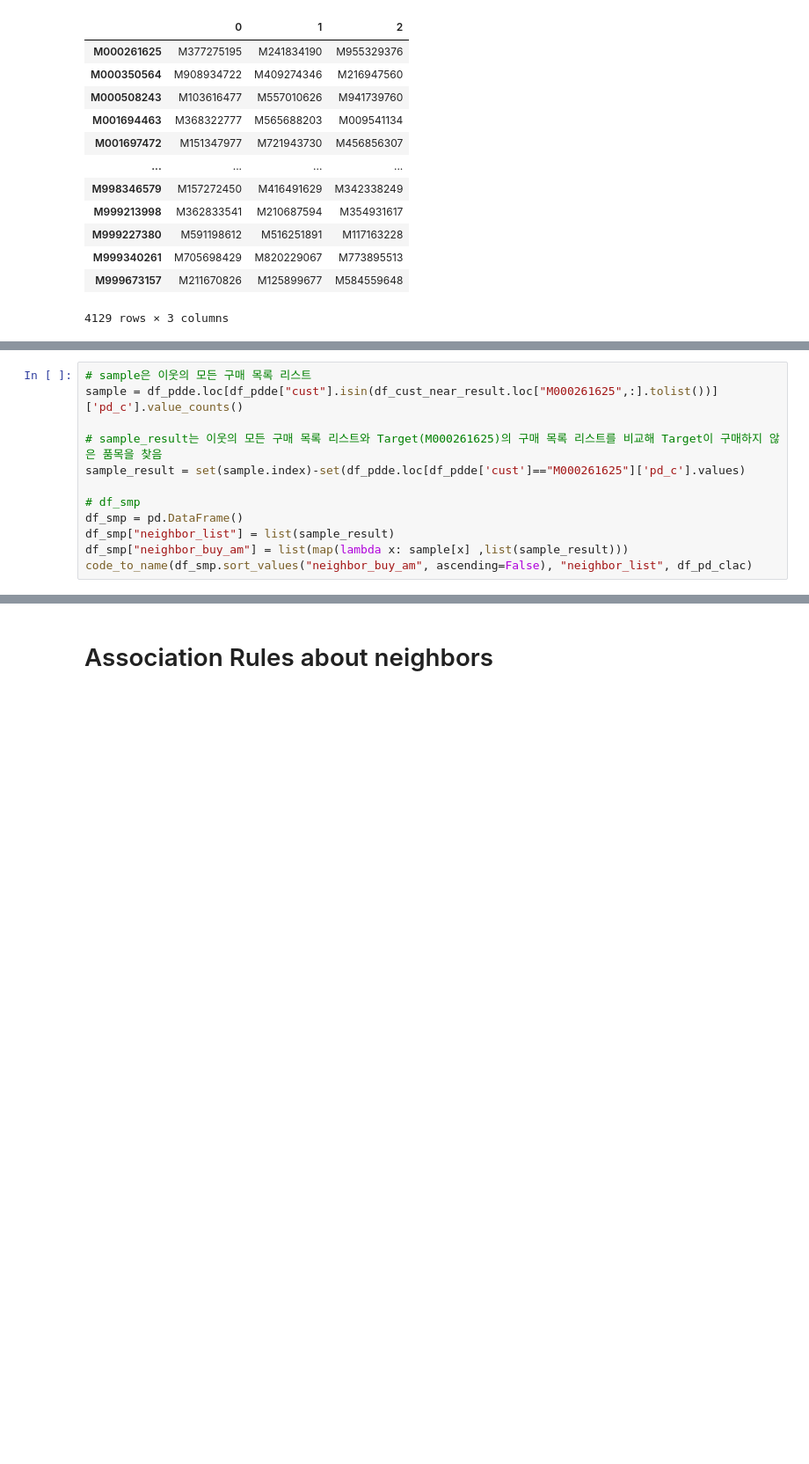
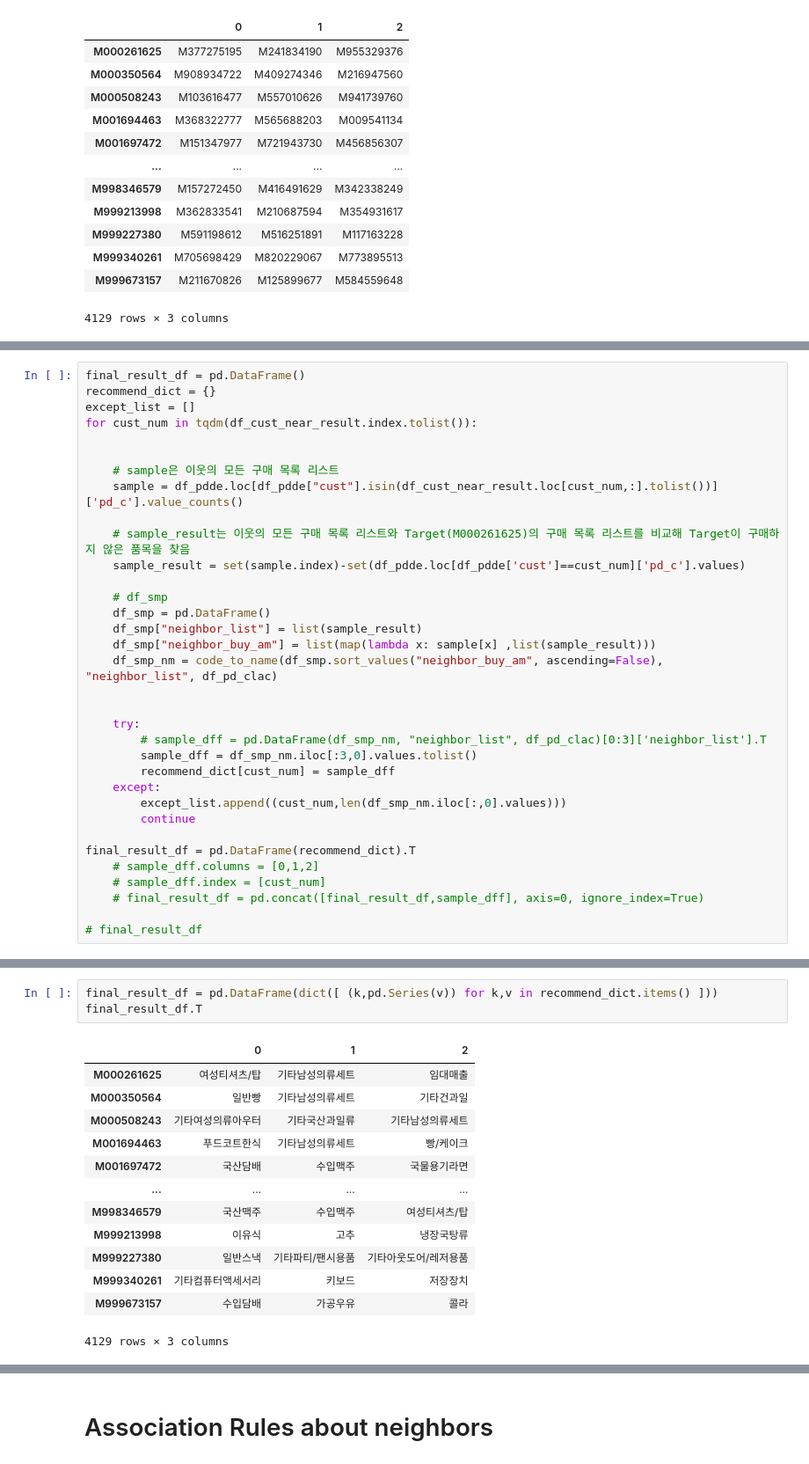
Before and after one commit to osy5882/Lpoint_competition, a Jupyter notebook: domain_clustering/Domain_cluster_by_8.ipynb, the cells around one changed output, grey strips where cells are left out. Shown at 88% size. Drawn from its saved outputs; the diff is of its cells as text; blank space fills up the shorter version.

```diff
--- a/domain_clustering/Domain_cluster_by_8.ipynb
+++ b/domain_clustering/Domain_cluster_by_8.ipynb
@@ -377,15 +378,37 @@ def code_to_name(df :pd.DataFrame, col_name :str, df_pdc :pd.DataFrame):
     df_result[col_name] = df[col_name].apply(lambda x: matching_series.loc[x, "pd_nm"])
     return df_result
 # %%
-# sample은 이웃의 모든 구매 목록 리스트
-sample = df_pdde.loc[df_pdde["cust"].isin(df_cust_near_result.loc["M000261625",:].tolist())]['pd_c'].value_counts()
+final_result_df = pd.DataFrame()
+recommend_dict = {}
+except_list = []
+for cust_num in tqdm(df_cust_near_result.index.tolist()):
 
-# sample_result는 이웃의 모든 구매 목록 리스트와 Target(M000261625)의 구매 목록 리스트를 비교해 Target이 구매하지 않은 품목을 찾음
-sample_result = set(sample.index)-set(df_pdde.loc[df_pdde['cust']=="M000261625"]['pd_c'].values)
 
-# df_smp
-df_smp = pd.DataFrame()
-df_smp["neighbor_list"] = list(sample_result)
-df_smp["neighbor_buy_am"] = list(map(lambda x: sample[x] ,list(sample_result)))
-code_to_name(df_smp.sort_values("neighbor_buy_am", ascending=False), "neighbor_list", df_pd_clac)
+    # sample은 이웃의 모든 구매 목록 리스트
+    sample = df_pdde.loc[df_pdde["cust"].isin(df_cust_near_result.loc[cust_num,:].tolist())]['pd_c'].value_counts()
+
+    # sample_result는 이웃의 모든 구매 목록 리스트와 Target(M000261625)의 구매 목록 리스트를 비교해 Target이 구매하지 않은 품목을 찾음
+    sample_result = set(sample.index)-set(df_pdde.loc[df_pdde['cust']==cust_num]['pd_c'].values)
+
+    # df_smp
+    df_smp = pd.DataFrame()
+    df_smp["neighbor_list"] = list(sample_result)
+    df_smp["neighbor_buy_am"] = list(map(lambda x: sample[x] ,list(sample_result)))
+    df_smp_nm = code_to_name(df_smp.sort_values("neighbor_buy_am", ascending=False), "neighbor_list", df_pd_clac)
+
+
+    try:
+        # sample_dff = pd.DataFrame(df_smp_nm, "neighbor_list", df_pd_clac)[0:3]['neighbor_list'].T
+        sample_dff = df_smp_nm.iloc[:3,0].values.tolist()
+        recommend_dict[cust_num] = sample_dff
+    except:
+        except_list.append((cust_num,len(df_smp_nm.iloc[:,0].values)))
+        continue
+
+final_result_df = pd.DataFrame(recommend_dict).T
+    # sample_dff.columns = [0,1,2]
+    # sample_dff.index = [cust_num]
+    # final_result_df = pd.concat([final_result_df,sample_dff], axis=0, ignore_index=True)
+
+# final_result_df
 # %% [output]
@@ -404,0 +436,17 @@ code_to_name(df_smp.sort_values("neighbor_buy_am", ascending=False), "neighbor_l
+# %%
+final_result_df = pd.DataFrame(dict([ (k,pd.Series(v)) for k,v in recommend_dict.items() ]))
+final_result_df.T
+# %% [output]
+|  | 0 | 1 | 2 |
+| M000261625 | 여성티셔츠/탑 | 기타남성의류세트 | 임대매출 |
+| M000350564 | 일반빵 | 기타남성의류세트 | 기타건과일 |
+| M000508243 | 기타여성의류아우터 | 기타국산과일류 | 기타남성의류세트 |
+| M001694463 | 푸드코트한식 | 기타남성의류세트 | 빵/케이크 |
+| M001697472 | 국산담배 | 수입맥주 | 국물용기라면 |
+| ... | ... | ... | ... |
+| M998346579 | 국산맥주 | 수입맥주 | 여성티셔츠/탑 |
+| M999213998 | 이유식 | 고추 | 냉장국탕류 |
+| M999227380 | 일반스낵 | 기타파티/팬시용품 | 기타아웃도어/레저용품 |
+| M999340261 | 기타컴퓨터액세서리 | 키보드 | 저장장치 |
+| M999673157 | 수입담배 | 가공우유 | 콜라 |
+4129 rows × 3 columns
```
Also changed, not shown: parts of 8 cells of this notebook.
